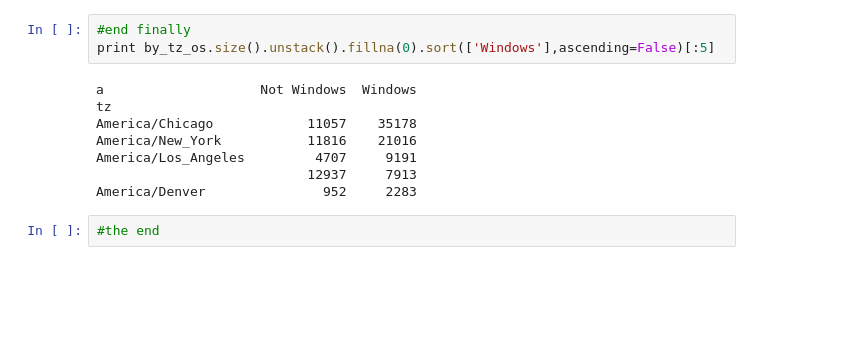
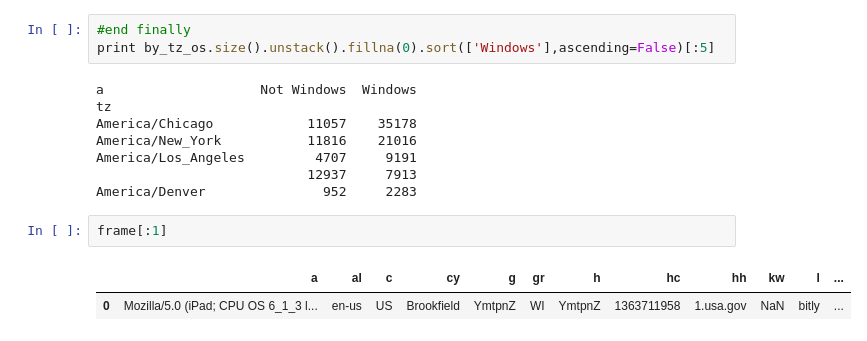
Before and after one commit to turchaev/learning-pandas, a Jupyter notebook: 1_usa_gov/1.usa.gov.ipynb, the cells around one changed output. Cells and saved outputs as stored; diff of their text form; blank space fills up the shorter version.

```diff
--- a/1_usa_gov/1.usa.gov.ipynb
+++ b/1_usa_gov/1.usa.gov.ipynb
@@ -255,5 +255,8 @@ America/New_York           11816    21016
 America/Los_Angeles         4707     9191
                            12937     7913
 America/Denver               952     2283
-# %%
-#the end
+# %%
+frame[:1]
+# %% [output]
+|  | a | al | c | cy | g | gr | h | hc | hh | kw | l | ... |
+| 0 | Mozilla/5.0 (iPad; CPU OS 6_1_3 l... | en-us | US | Brookfield | YmtpnZ | WI | YmtpnZ | 1363711958 | 1.usa.gov | NaN | bitly | ... |
```
Also changed, not shown: parts of 6 cells of this notebook, 1 other file.
